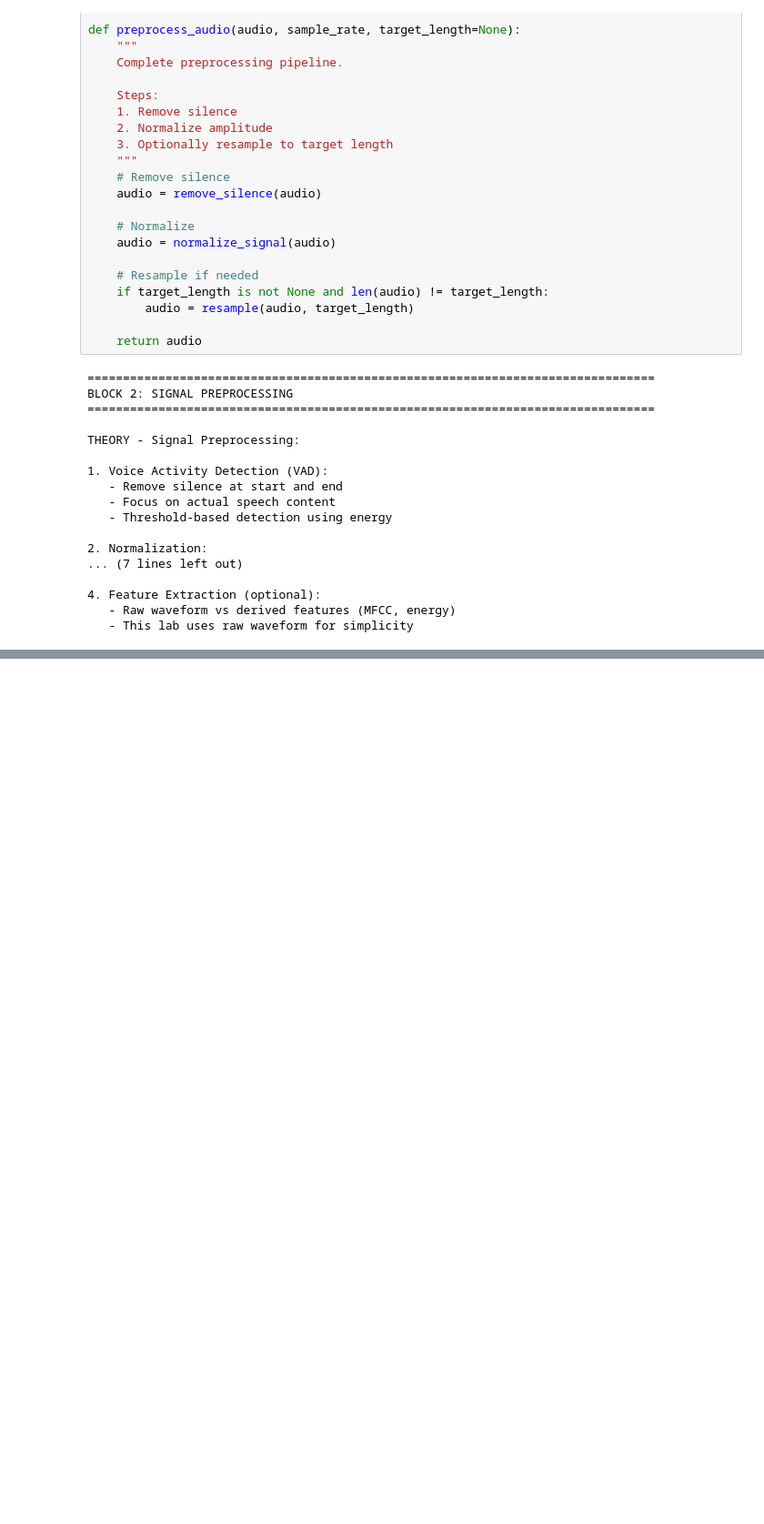
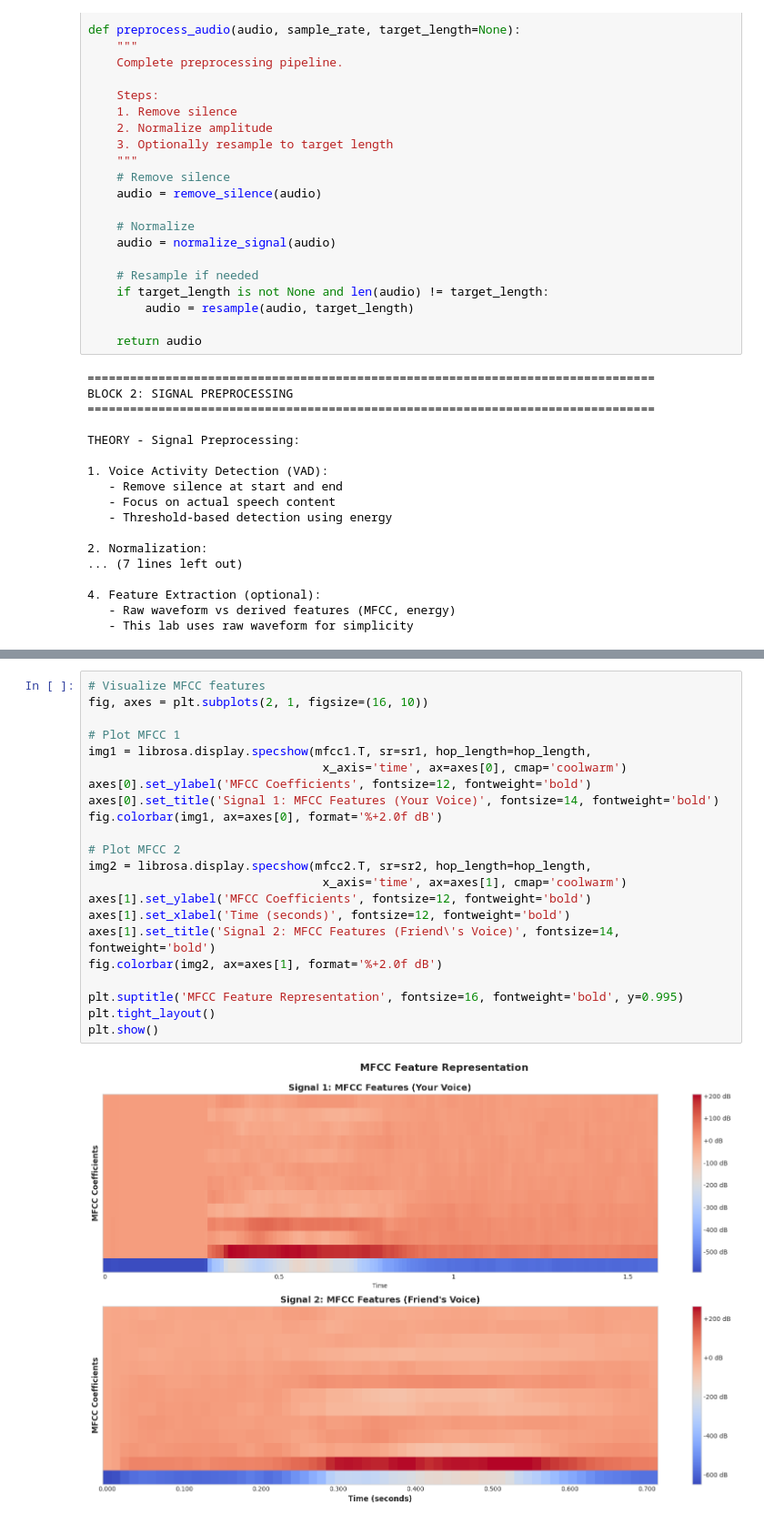
Before and after one commit to kelvinprabhu/Speech-Processing-AIML, a Jupyter notebook: Lab Question VII: Discrete time wrapping algorithm /SPR_lAB-7.ipynb, the cells around one changed output, grey strips where cells are left out. Shown at 91% size. Saved outputs shown, nothing was run; the diff lists cells and outputs as text; blank space fills up the shorter version.

```diff
--- a/Lab Question VII: Discrete time wrapping algorithm /SPR_lAB-7.ipynb
+++ b/Lab Question VII: Discrete time wrapping algorithm /SPR_lAB-7.ipynb
@@ -830,0 +423,24 @@ To use your own recordings:
+# %%
+# Visualize MFCC features
+fig, axes = plt.subplots(2, 1, figsize=(16, 10))
+
+# Plot MFCC 1
+img1 = librosa.display.specshow(mfcc1.T, sr=sr1, hop_length=hop_length,
+                                 x_axis='time', ax=axes[0], cmap='coolwarm')
+axes[0].set_ylabel('MFCC Coefficients', fontsize=12, fontweight='bold')
+axes[0].set_title('Signal 1: MFCC Features (Your Voice)', fontsize=14, fontweight='bold')
+fig.colorbar(img1, ax=axes[0], format='%+2.0f dB')
+
+# Plot MFCC 2
+img2 = librosa.display.specshow(mfcc2.T, sr=sr2, hop_length=hop_length,
+                                 x_axis='time', ax=axes[1], cmap='coolwarm')
+axes[1].set_ylabel('MFCC Coefficients', fontsize=12, fontweight='bold')
+axes[1].set_xlabel('Time (seconds)', fontsize=12, fontweight='bold')
+axes[1].set_title('Signal 2: MFCC Features (Friend\'s Voice)', fontsize=14, fontweight='bold')
+fig.colorbar(img2, ax=axes[1], format='%+2.0f dB')
+
+plt.suptitle('MFCC Feature Representation', fontsize=16, fontweight='bold', y=0.995)
+plt.tight_layout()
+plt.show()
+# %% [output]
+[figure, added]
```
Also changed, not shown: parts of 19 cells of this notebook, 7 other files.
